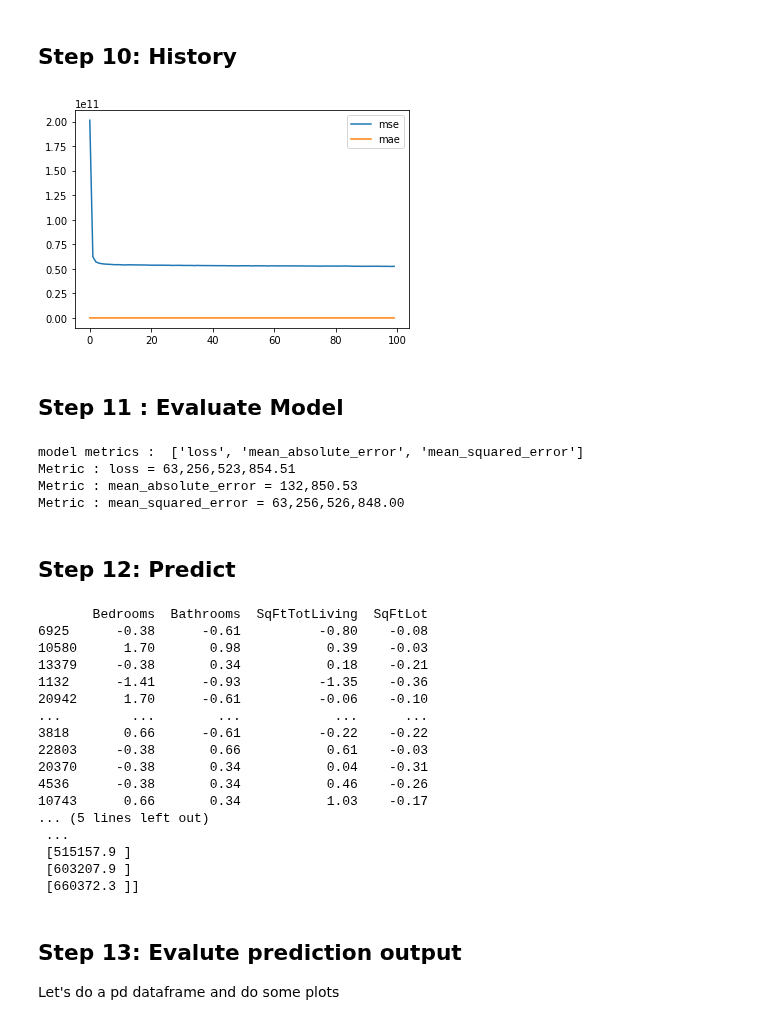
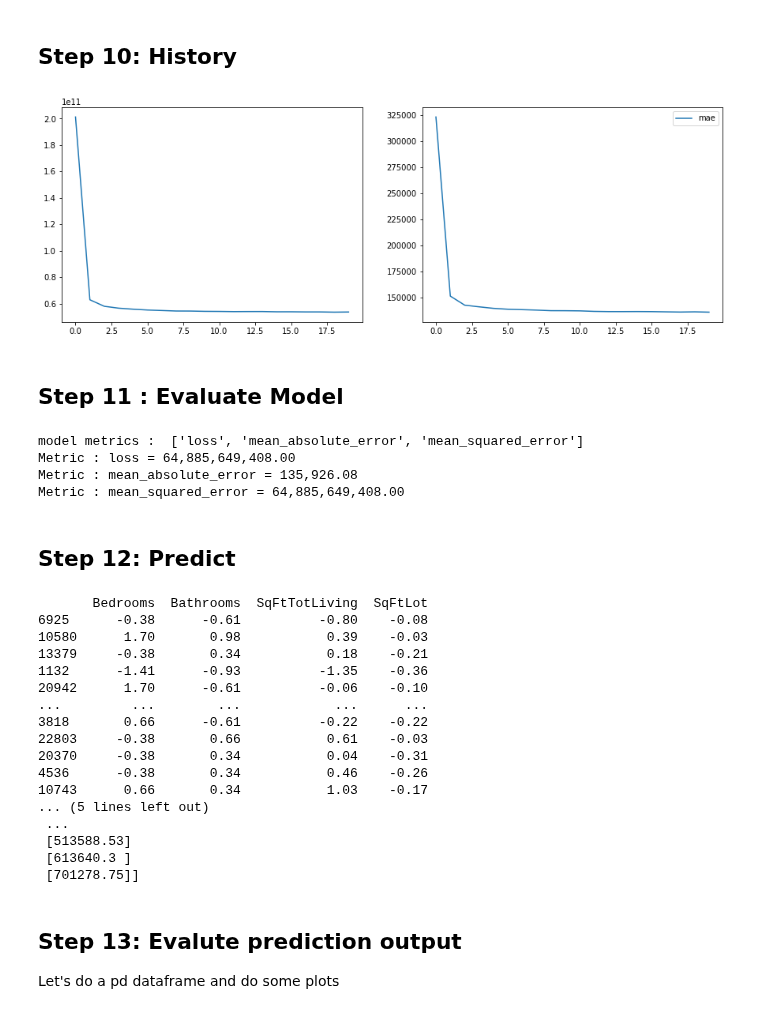
Before and after one commit to elephantscale/deep-learning-with-tensorflow-solutions, a Jupyter notebook: regressions/regression-2-house-prices.ipynb, the cells around one changed output. Saved outputs shown, nothing was run; the diff lists cells and outputs as text; code cells hidden in the pictures.

Commit message:
fix house price lab with better plots [0.5]

```diff
--- a/regressions/regression-2-house-prices.ipynb
+++ b/regressions/regression-2-house-prices.ipynb
@@ -285,7 +283,7 @@ None
 %%time
 
 ## TODO configure some of these
-epochs = 100  ## experiment 100, 500, 1000
+epochs = 20  ## experiment 20, 50, 100
 
 print ("training starting ...")
 ## TODO : to see training output set verbose=2
@@ -315,13 +313,16 @@ Wall time: 4min 19s
 # %%
 %matplotlib inline
 import matplotlib.pyplot as plt
 
+plt.figure(figsize=(15,5))
+plt.subplot(1,2,1)
 plt.plot(history.history['mean_squared_error'], label='mse')
+plt.subplot(1,2,2)
 plt.plot(history.history['mean_absolute_error'], label='mae')
 plt.legend()
 plt.show()
 # %% [output]
-[figure, old version]
+[figure, new version]
 # %% [markdown]
 ## Step 11 : Evaluate Model
 # %%
@@ -337,9 +338,9 @@ for idx, metric in enumerate(metric_names):
 # print("Testing set Mean Squared Error: {:,.2f}".format(mse))
 # %% [output]
 model metrics :  ['loss', 'mean_absolute_error', 'mean_squared_error']
-Metric : loss = 63,256,523,854.51
-Metric : mean_absolute_error = 132,850.53
-Metric : mean_squared_error = 63,256,526,848.00
+Metric : loss = 64,885,649,408.00
+Metric : mean_absolute_error = 135,926.08
+Metric : mean_squared_error = 64,885,649,408.00
 # %% [markdown]
 ## Step 12: Predict
 # %%
@@ -361,9 +362,9 @@ print(predictions)
 10743      0.66       0.34           1.03    -0.17
 ... (5 lines left out)
  ...
- [515157.9 ]
- [603207.9 ]
- [660372.3 ]]
+ [513588.53]
+ [613640.3 ]
+ [701278.75]]
 # %% [markdown]
 ## Step 13: Evalute prediction output
 Let's do a pd dataframe and do some plots
```
Also changed, not shown: parts of 12 cells of this notebook, 1 other file.
